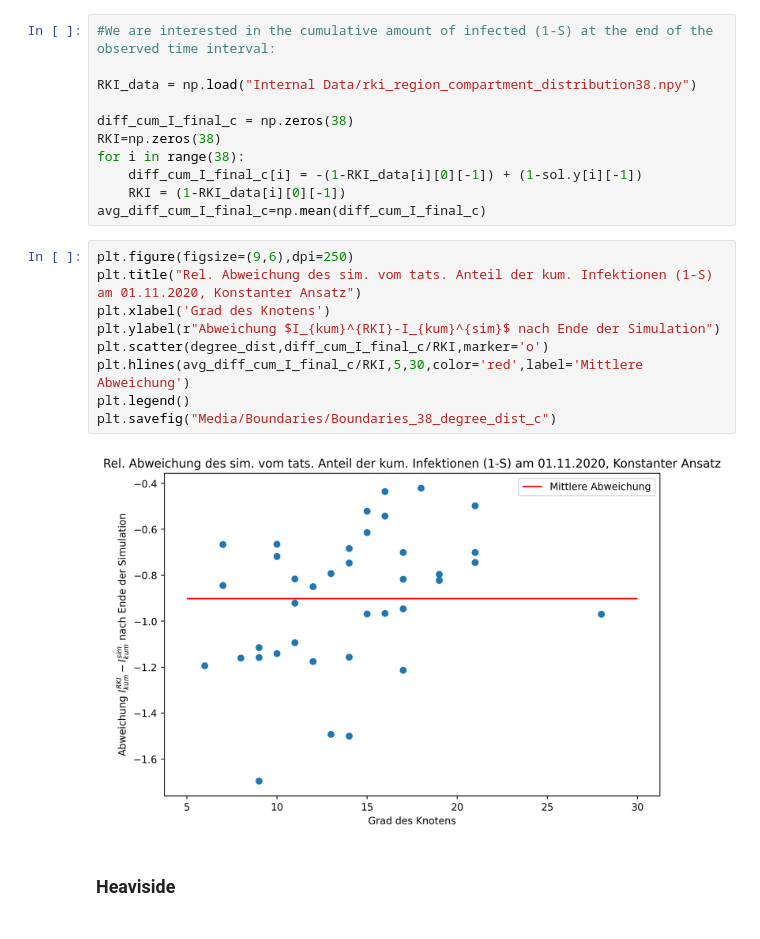
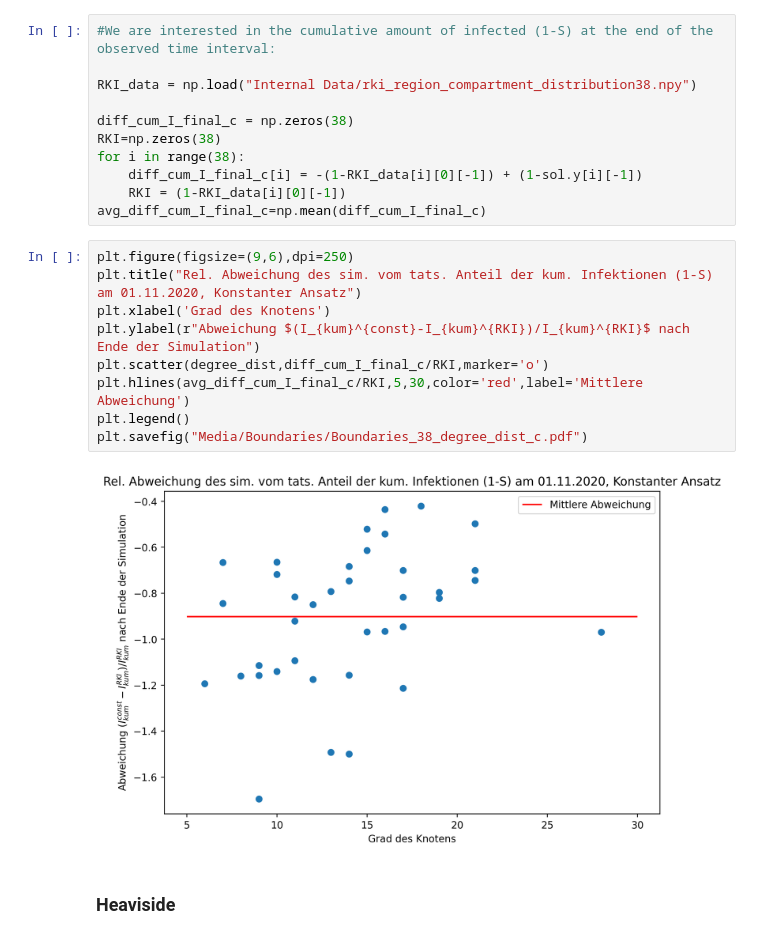
Before and after one commit to torbensun/Modeling-Of-Epidemics-With-Compartmental-And-Network-Models, a Jupyter notebook: Project.ipynb, the cells around one changed output. Drawn from its saved outputs; the diff is of its cells as text.

```diff
--- a/Project.ipynb
+++ b/Project.ipynb
@@ -615,14 +615,14 @@ avg_diff_cum_I_final_c=np.mean(diff_cum_I_final_c)
 # %%
 plt.figure(figsize=(9,6),dpi=250)
 plt.title("Rel. Abweichung des sim. vom tats. Anteil der kum. Infektionen (1-S) am 01.11.2020, Konstanter Ansatz")
 plt.xlabel('Grad des Knotens')
-plt.ylabel(r"Abweichung $I_{kum}^{RKI}-I_{kum}^{sim}$ nach Ende der Simulation")
+plt.ylabel(r"Abweichung $(I_{kum}^{const}-I_{kum}^{RKI})/I_{kum}^{RKI}$ nach Ende der Simulation")
 plt.scatter(degree_dist,diff_cum_I_final_c/RKI,marker='o')
 plt.hlines(avg_diff_cum_I_final_c/RKI,5,30,color='red',label='Mittlere Abweichung')
 plt.legend()
-plt.savefig("Media/Boundaries/Boundaries_38_degree_dist_c")
+plt.savefig("Media/Boundaries/Boundaries_38_degree_dist_c.pdf")
 # %% [output]
-[figure, old version]
+[figure, new version]
 # %% [markdown]
 ### Heaviside
 # %%
```
Also changed, not shown: parts of 10 cells of this notebook, 9 other files.
